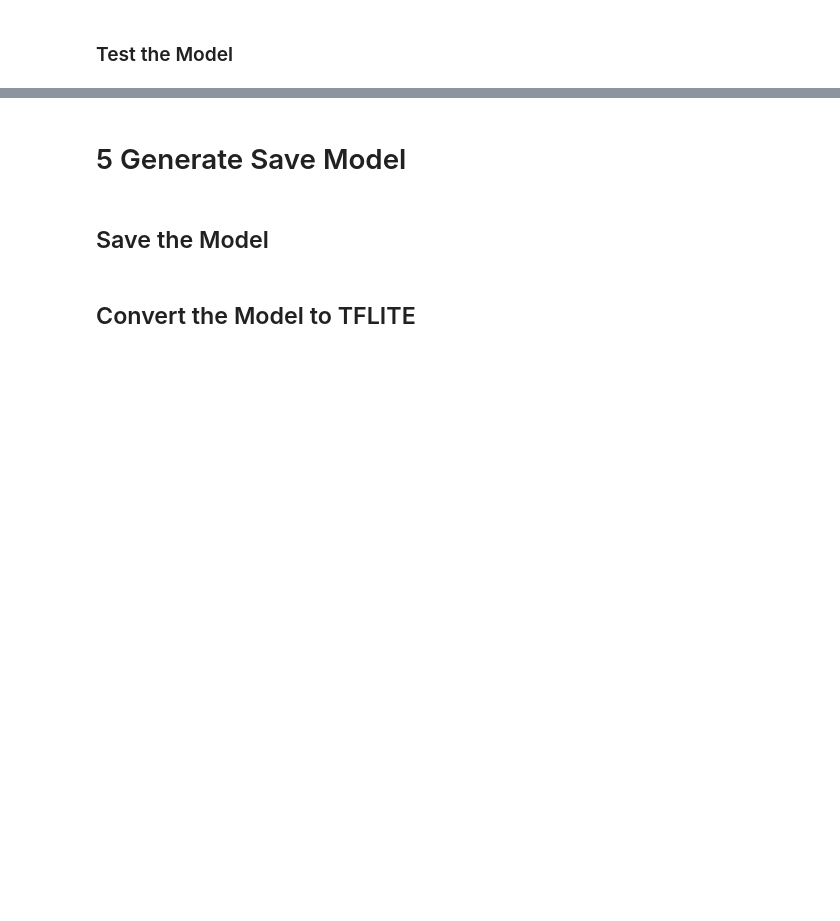
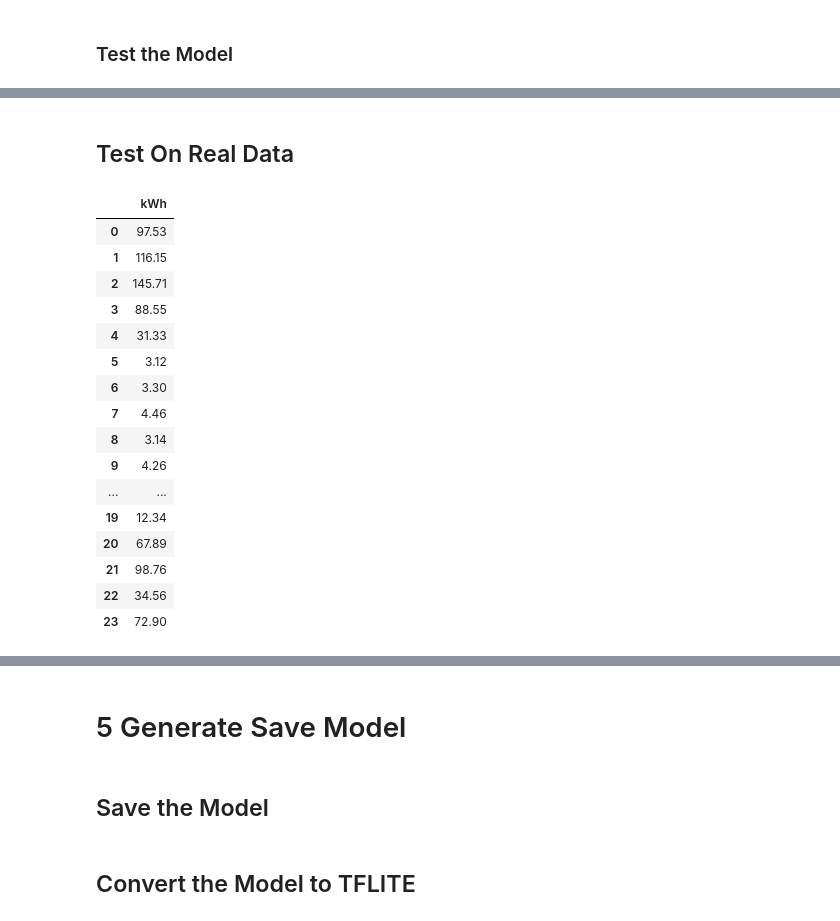
Before and after one commit to Capstone-Saber/ml-saber, a Jupyter notebook: Haikal's Playground/model_kWh_3.ipynb, the cells around one changed output, grey strips where cells are left out. Cells and saved outputs as stored; diff of their text form; code cells hidden in the pictures; blank space fills up the shorter version.

```diff
--- a/Haikal's Playground/model_kWh_3.ipynb
+++ b/Haikal's Playground/model_kWh_3.ipynb
@@ -277,0 +259,28 @@ print(df_results)
+# %% [markdown]
+## Test On Real Data
+# %%
+# Mengambil file
+test_path = 'data_temp_iot.txt'
+
+# Mengambil data dari file
+df = pd.read_csv(test_path)
+
+df.head(24)
+# %% [output]
+|  | kWh |
+| 0 | 97.53 |
+| 1 | 116.15 |
+| 2 | 145.71 |
+| 3 | 88.55 |
+| 4 | 31.33 |
+| 5 | 3.12 |
+| 6 | 3.30 |
+| 7 | 4.46 |
+| 8 | 3.14 |
+| 9 | 4.26 |
+| ... | ... |
+| 19 | 12.34 |
+| 20 | 67.89 |
+| 21 | 98.76 |
+| 22 | 34.56 |
+| 23 | 72.90 |
```
Also changed, not shown: parts of 16 cells of this notebook, 1 other file.
